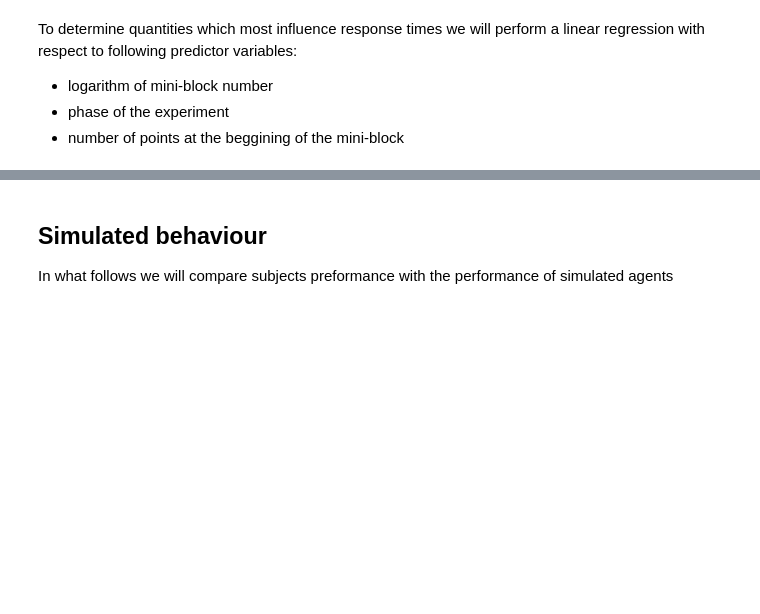
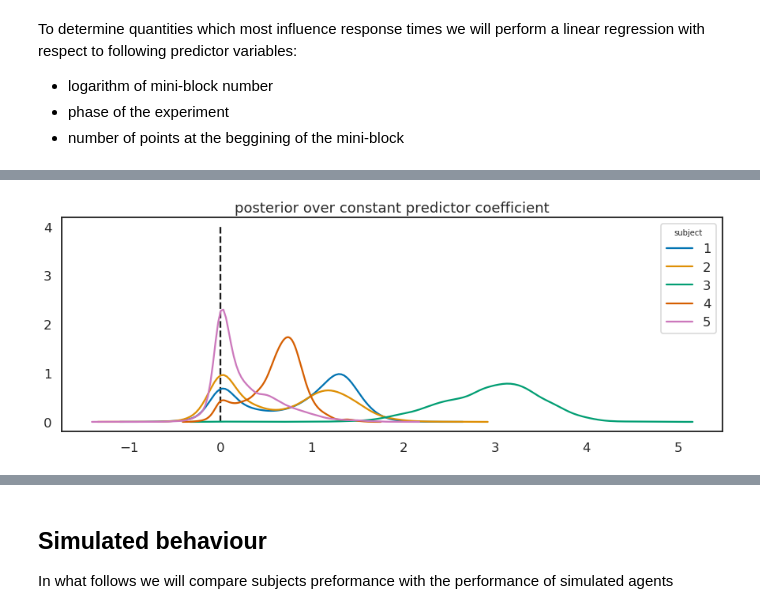
Before and after one commit to jeffensen/plandepth, a Jupyter notebook: notebooks/analysing_behavioural_data.ipynb, the cells around one changed output, grey strips where cells are left out. Cells and saved outputs as stored; diff of their text form; code cells hidden in the pictures; blank space fills up the shorter version.

```diff
--- a/notebooks/analysing_behavioural_data.ipynb
+++ b/notebooks/analysing_behavioural_data.ipynb
@@ -90,7 +93,7 @@ nans = data.gain.isnull()
 data = data[~nans]
 
 sub_idx = data.subject.values.astype(int)
-y = data['log(rt)'].values
+y = np.log(data['first rt'].values)
 X = np.ones((len(data),1))
 X = np.hstack([X, np.log(data['mini-block']).values[:,None]])
 
@@ -103,0 +112,17 @@ posterior_samples = linreg.fit(num_samples=1000, num_chains=4)
+# %%
+### visualise regression results ###
+
+weights_sample = posterior_samples['rho'].reshape(-1, 1, 1) * posterior_samples['lam'] * posterior_samples['weights']
+
+mu_w = np.mean(weights_sample, 0)
+sigma_w = np.std(weights_sample, 0)
+# %%
+fig, ax = plt.subplots(1, 1, figsize=(15, 5))
+for i in range(len(fnames)):
+    sns.kdeplot(weights_sample[:, 0, i], label=i+1)
+
+plt.legend(title='subject');
+plt.vlines(0, 0, 4, 'k', linestyle='--');
+plt.title('posterior over constant predictor coefficient');
+# %% [output]
+[figure, added]
```
Also changed, not shown: parts of 9 cells of this notebook, 12 other files.
